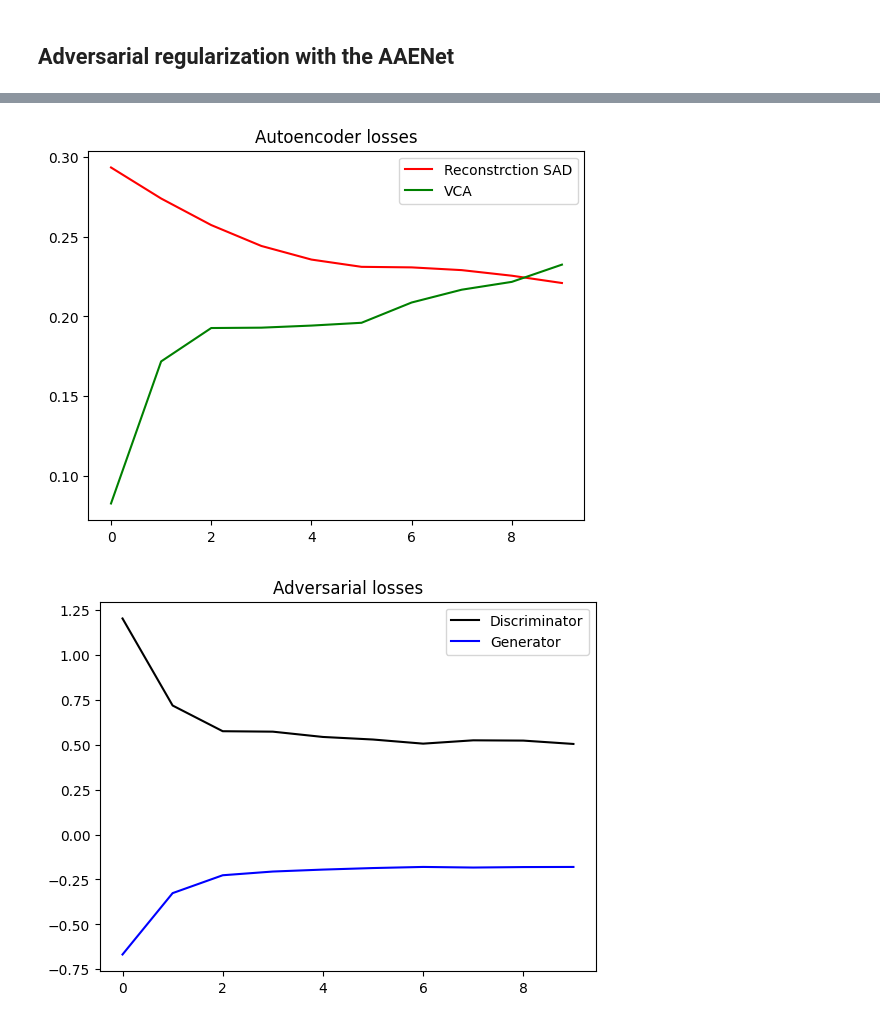
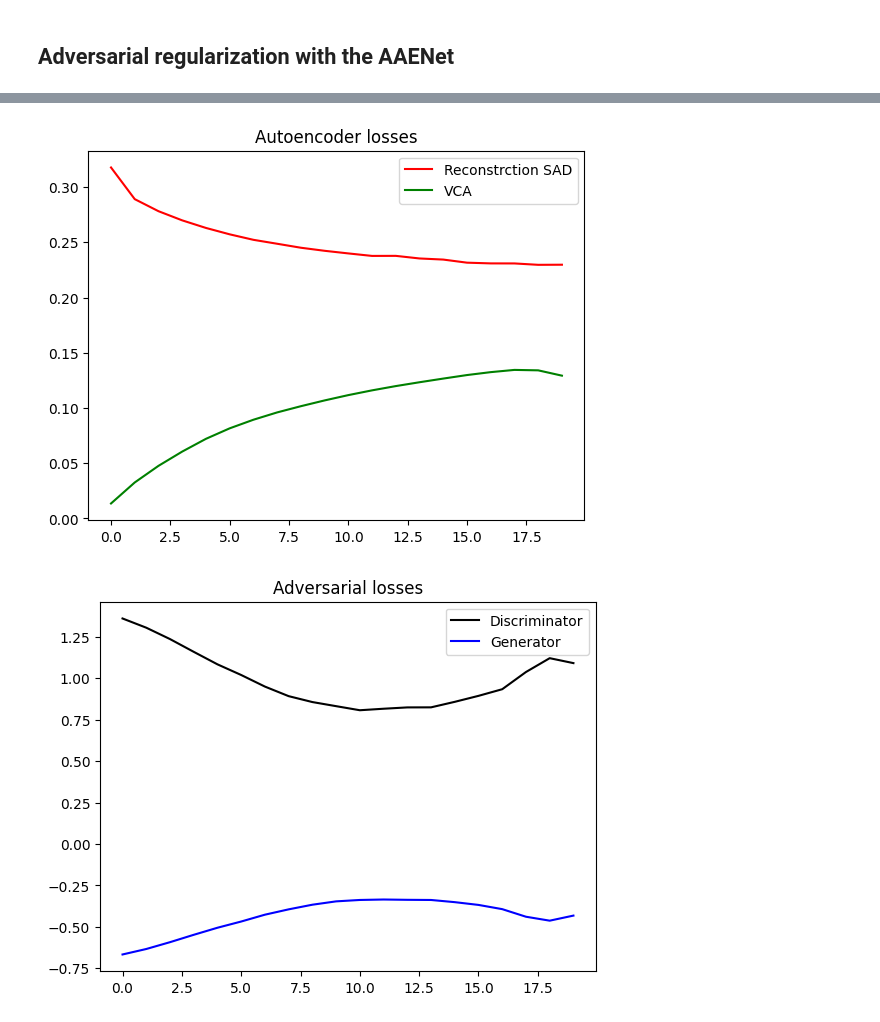
Before and after one commit to JulienAjdenbaum/hyperspectral_adversarial_AEENet, a Jupyter notebook: AAENet/AAENet.ipynb, the cells around one changed output, grey strips where cells are left out. Drawn from its saved outputs; the diff is of its cells as text; code cells hidden in the pictures.

```diff
--- a/AAENet/AAENet.ipynb
+++ b/AAENet/AAENet.ipynb
@@ -463,16 +435,16 @@ Total loss: 0.17411000180244446
 ## Adversarial regularization with the AAENet
 # %%
 def train_aaenet(ae, discriminator, superpixels, means, sqrt_cov,
-                      VCA_endmembers, epochs, lamb_VCA, lamb_gen, R):
+                 VCA_endmembers, epochs, lamb_VCA, lamb_gen, R):
 
     sad = AngleDistanceLoss()
     bceLogits = nn.BCEWithLogitsLoss()
 
     # Optimizer for autoencoder
-    opti = torch.optim.Adam(ae.parameters(), lr=1e-3, betas=(0.9, 0.99))
+    opti = torch.optim.Adam(ae.parameters(), lr=1e-4, betas=(0.9, 0.99))
 
     # Optimizer for discriminator
-    opti_D = torch.optim.Adam(discriminator.parameters(), lr=1e-3, betas=(0.9, 0.99))
+    opti_D = torch.optim.Adam(discriminator.parameters(), lr=1e-4, betas=(0.9, 0.99))
 
     losses_SAD = []
     losses_VCA = []
@@ -513,7 +485,7 @@ def train_aaenet(ae, discriminator, superpixels, means, sqrt_cov,
             loss_G_epoch += loss_G.detach().cpu().numpy()
             loss_G = lamb_gen*loss_G
             loss_G.backward()
-            #opti.step()
+            opti.step()
             ae.projection()
 
             # Train the discriminator
@@ -539,6 +511,13 @@ def train_aaenet(ae, discriminator, superpixels, means, sqrt_cov,
         losses_VCA.append(loss_VCA_epoch / len(superpixels))
         losses_G.append(loss_G_epoch / len(superpixels))
 
+    print("VCA loss:", losses_VCA[-1])
+    print("Reconstruction loss:", losses_SAD[-1])
+    print("Total autoencoder loss:", losses_SAD[-1] + lamb_VCA * losses_VCA[-1])
+
+    print("\nAdversarial losses:")
+    print("Discriminator loss:", losses_D[-1])
+    print("Generator loss:", losses_G[-1])
 
     plt.plot(losses_SAD, label="Reconstrction SAD", color="red")
     plt.plot(losses_VCA, label="VCA", color="green")
@@ -551,3 +530,11 @@ def train_aaenet(ae, discriminator, superpixels, means, sqrt_cov,
     plt.legend()
     plt.title("Adversarial losses")
     plt.show()
+
+    ref_endmembers = VCA_endmembers.detach().numpy()
+    dec_endmembers = ae.decoder.W.detach().numpy().T
+    for i in range(R):
+        plt.plot(ref_endmembers[:,i], color=plt.cm.tab10(i), linewidth=0.9)
+        plt.plot(dec_endmembers[:,i], color=plt.cm.tab10(i), linestyle="--")
+    plt.title("VCA (solid lines) vs decoder (dashed lines), $\lambda$="+str(lamb))
+    plt.show()
@@ -571,0 +597,15 @@ train_aaenet(ae, discriminator, samson_superpixels, samson_means, samson_sqrt_co
+# %%
+lamb_VCA = 0.01 # Weight of the regularization on the endmembers w.r.t VCA initialization
+lamb_gen = 0.01 # Weight of the adversarial regularization on the generator
+epochs = 20
+
+encoder = Encoder(B=B_jasper, R=R_jasper)
+decoder = Decoder(B=B_jasper, R=R_jasper,
+                  init_endmembers=torch.tensor(jasper_vca_endmembers, dtype=torch.float).T,
+                  freeze=False)
+ae = AutoEncoder(encoder, decoder)
+discriminator = Discriminator(B=B_jasper, R=R_jasper)
+
+train_aaenet(ae, discriminator, jasper_superpixels, jasper_means, jasper_sqrt_cov,
+             torch.tensor(jasper_vca_endmembers, dtype=torch.float),
+             epochs, lamb_VCA, lamb_gen, R_jasper)
@@ -572,7 +623,7 @@ train_aaenet(ae, discriminator, samson_superpixels, samson_means, samson_sqrt_co
 # %%
-lamb_VCA = 0.01
-lamb_gen = 0.1
-epochs = 10
+lamb_VCA = 0.01 # Weight of the regularization on the endmembers w.r.t VCA initialization
+lamb_gen = 0.1 # Weight of the adversarial regularization on the generator
+epochs = 20
 
 encoder = Encoder(B=B_jasper, R=R_jasper)
 decoder = Decoder(B=B_jasper, R=R_jasper,
@@ -588,2 +646,2 @@ train_aaenet(ae, discriminator, jasper_superpixels, jasper_means, jasper_sqrt_co
-[figure, old version]
+[figure, new version]
-[figure, old version]
+[figure, new version]
```
Also changed, not shown: parts of 16 cells of this notebook, 1 other file.
